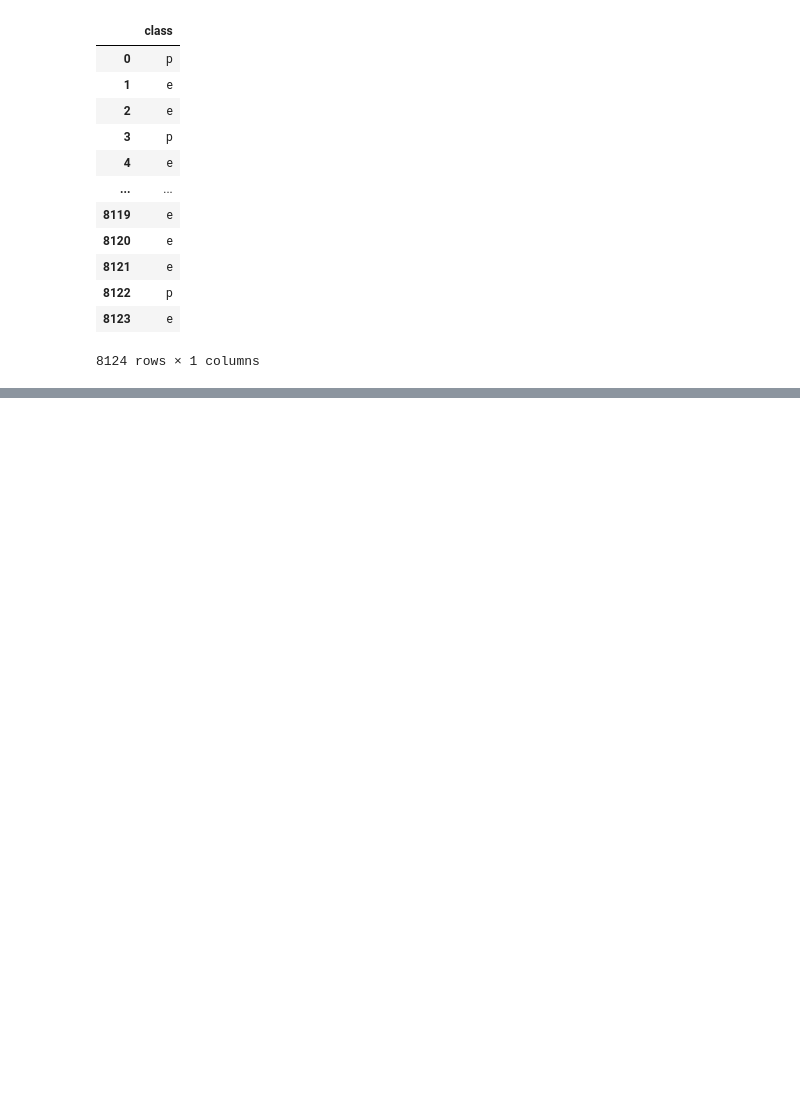
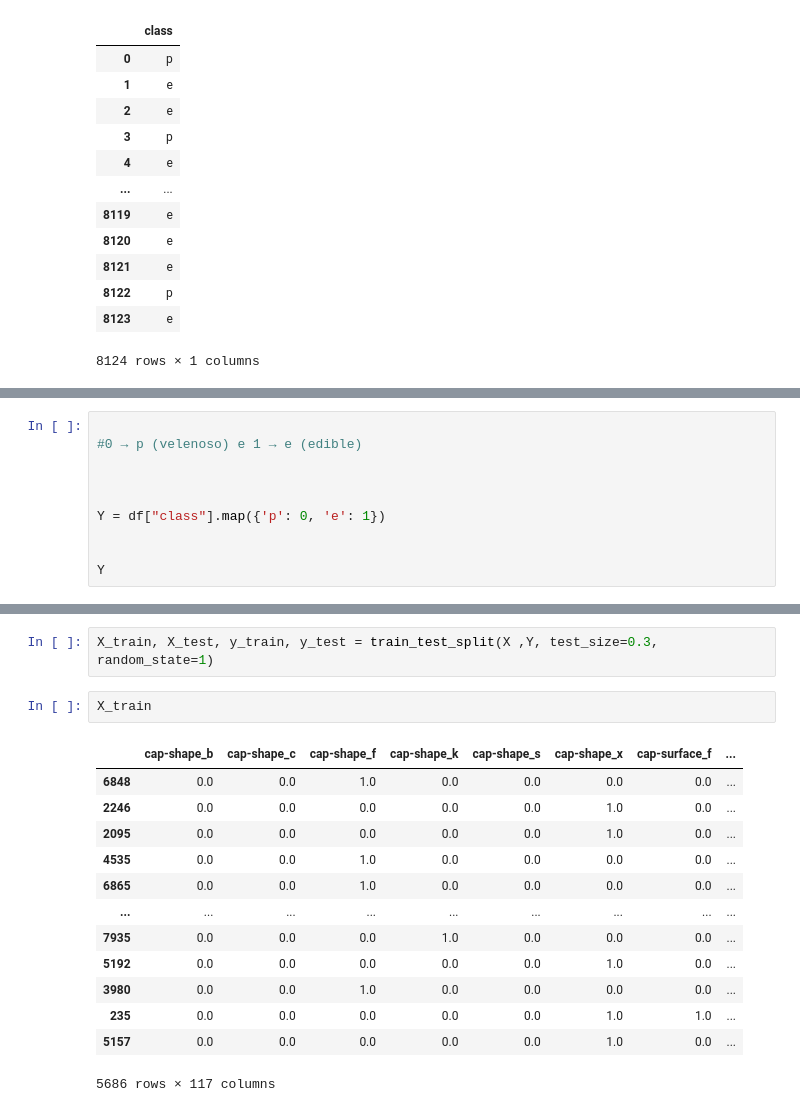
Before and after one commit to sammiforza3/MLTrainingWithNoisyDatasets, a Jupyter notebook: decisiontree.ipynb, the cells around one changed output, grey strips where cells are left out. Saved outputs shown, nothing was run; the diff lists cells and outputs as text; blank space fills up the shorter version.

```diff
--- a/decisiontree.ipynb
+++ b/decisiontree.ipynb
@@ -123,0 +195,10 @@ Name: cap-shape_c, Length: 5686, dtype: float64
+# %%
+
+#0 → p (velenoso) e 1 → e (edible)
+
+
+
+Y = df["class"].map({'p': 0, 'e': 1})
+
+
+Y
@@ -123,0 +218,18 @@ Name: cap-shape_c, Length: 5686, dtype: float64
+# %%
+X_train, X_test, y_train, y_test = train_test_split(X ,Y, test_size=0.3, random_state=1)
+# %%
+X_train
+# %% [output]
+|  | cap-shape_b | cap-shape_c | cap-shape_f | cap-shape_k | cap-shape_s | cap-shape_x | cap-surface_f | ... |
+| 6848 | 0.0 | 0.0 | 1.0 | 0.0 | 0.0 | 0.0 | 0.0 | ... |
+| 2246 | 0.0 | 0.0 | 0.0 | 0.0 | 0.0 | 1.0 | 0.0 | ... |
+| 2095 | 0.0 | 0.0 | 0.0 | 0.0 | 0.0 | 1.0 | 0.0 | ... |
+| 4535 | 0.0 | 0.0 | 1.0 | 0.0 | 0.0 | 0.0 | 0.0 | ... |
+| 6865 | 0.0 | 0.0 | 1.0 | 0.0 | 0.0 | 0.0 | 0.0 | ... |
+| ... | ... | ... | ... | ... | ... | ... | ... | ... |
+| 7935 | 0.0 | 0.0 | 0.0 | 1.0 | 0.0 | 0.0 | 0.0 | ... |
+| 5192 | 0.0 | 0.0 | 0.0 | 0.0 | 0.0 | 1.0 | 0.0 | ... |
+| 3980 | 0.0 | 0.0 | 1.0 | 0.0 | 0.0 | 0.0 | 0.0 | ... |
+| 235 | 0.0 | 0.0 | 0.0 | 0.0 | 0.0 | 1.0 | 1.0 | ... |
+| 5157 | 0.0 | 0.0 | 0.0 | 0.0 | 0.0 | 1.0 | 0.0 | ... |
+5686 rows × 117 columns
```
Also changed, not shown: parts of 18 cells of this notebook, 1 other file.
